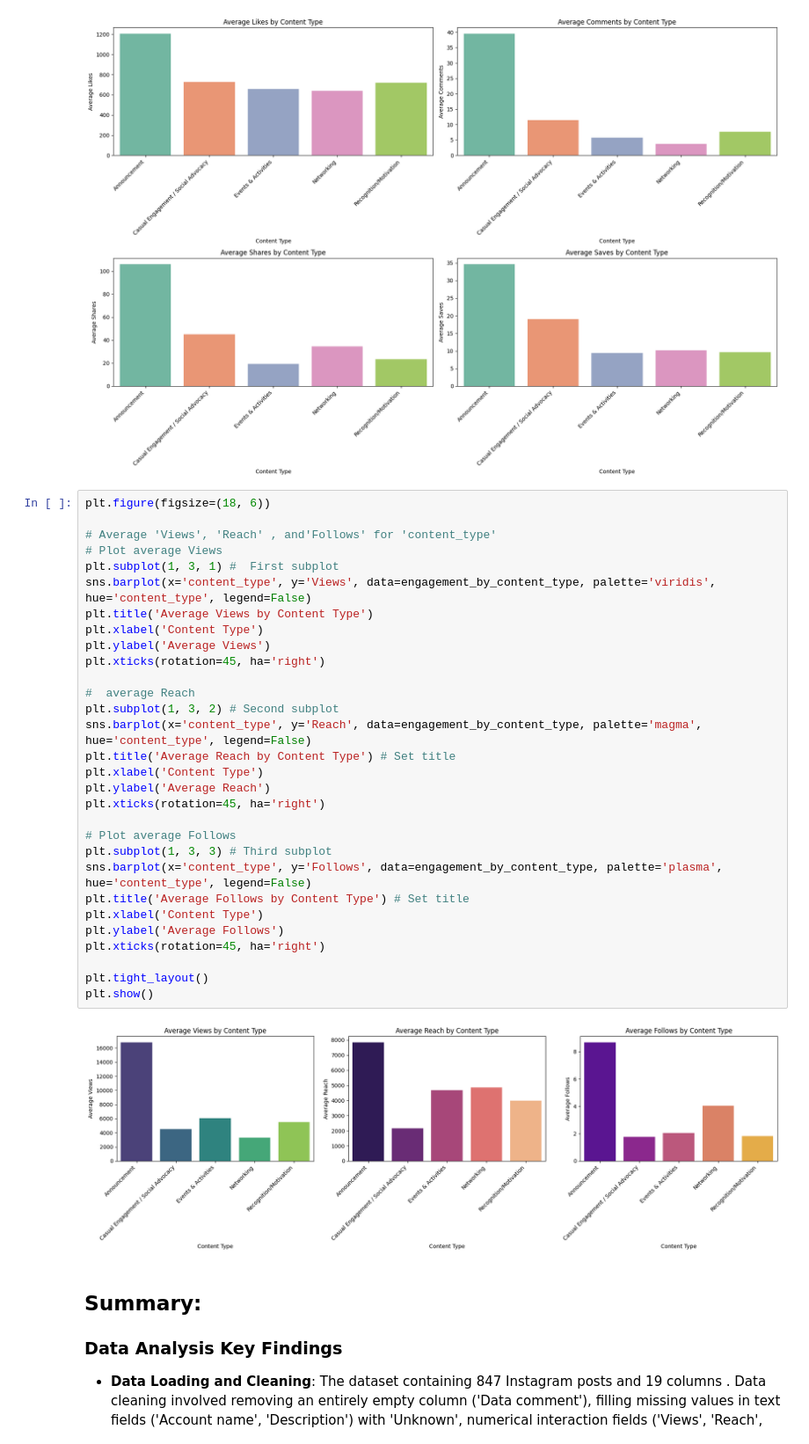
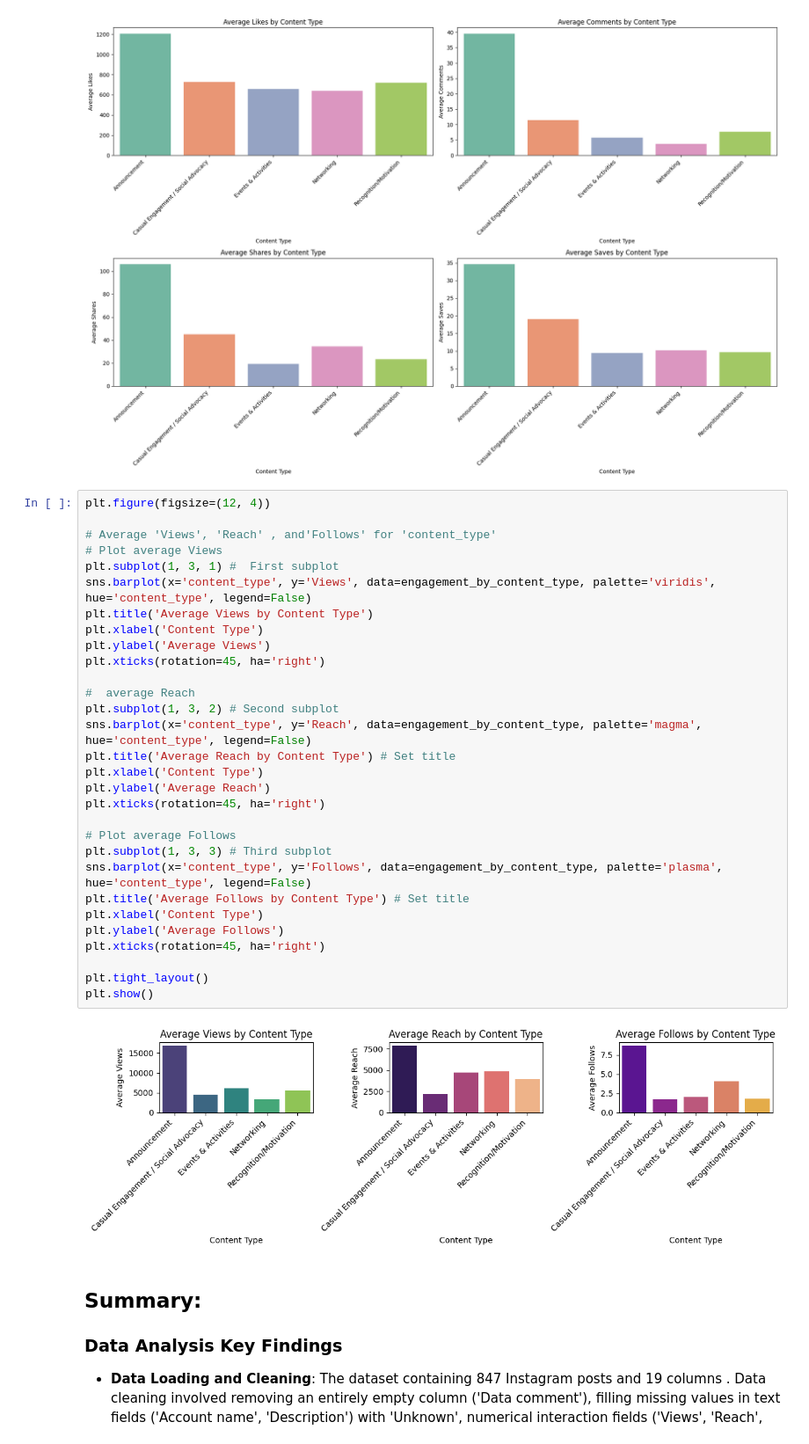
Before and after one commit to yangbohan-21/Marketing-Analytics-Projects-, a Jupyter notebook: SocialMediaStrategyProject_.ipynb, the cells around one changed output. Shown at 88% size. Saved outputs shown, nothing was run; the diff lists cells and outputs as text.

```diff
--- a/SocialMediaStrategyProject_.ipynb
+++ b/SocialMediaStrategyProject_.ipynb
@@ -700,37 +774,37 @@ plt.show()
 # %% [output]
 [figure]
 # %%
-plt.figure(figsize=(18, 6))
+plt.figure(figsize=(12, 4))
 
 # Average 'Views', 'Reach' , and'Follows' for 'content_type'
 # Plot average Views
 plt.subplot(1, 3, 1) #  First subplot
 sns.barplot(x='content_type', y='Views', data=engagement_by_content_type, palette='viridis', hue='content_type', legend=False)
 plt.title('Average Views by Content Type')
 plt.xlabel('Content Type')
 plt.ylabel('Average Views')
 plt.xticks(rotation=45, ha='right')
 
 #  average Reach
 plt.subplot(1, 3, 2) # Second subplot
 sns.barplot(x='content_type', y='Reach', data=engagement_by_content_type, palette='magma', hue='content_type', legend=False)
 plt.title('Average Reach by Content Type') # Set title
 plt.xlabel('Content Type')
 plt.ylabel('Average Reach')
 plt.xticks(rotation=45, ha='right')
 
 # Plot average Follows
 plt.subplot(1, 3, 3) # Third subplot
 sns.barplot(x='content_type', y='Follows', data=engagement_by_content_type, palette='plasma', hue='content_type', legend=False)
 plt.title('Average Follows by Content Type') # Set title
 plt.xlabel('Content Type')
 plt.ylabel('Average Follows')
 plt.xticks(rotation=45, ha='right')
 
 plt.tight_layout()
 plt.show()
 # %% [output]
-[figure, old version]
+[figure, new version]
 # %% [markdown]
 ## Summary:
 
```
Also changed, not shown: parts of 6 cells of this notebook.
